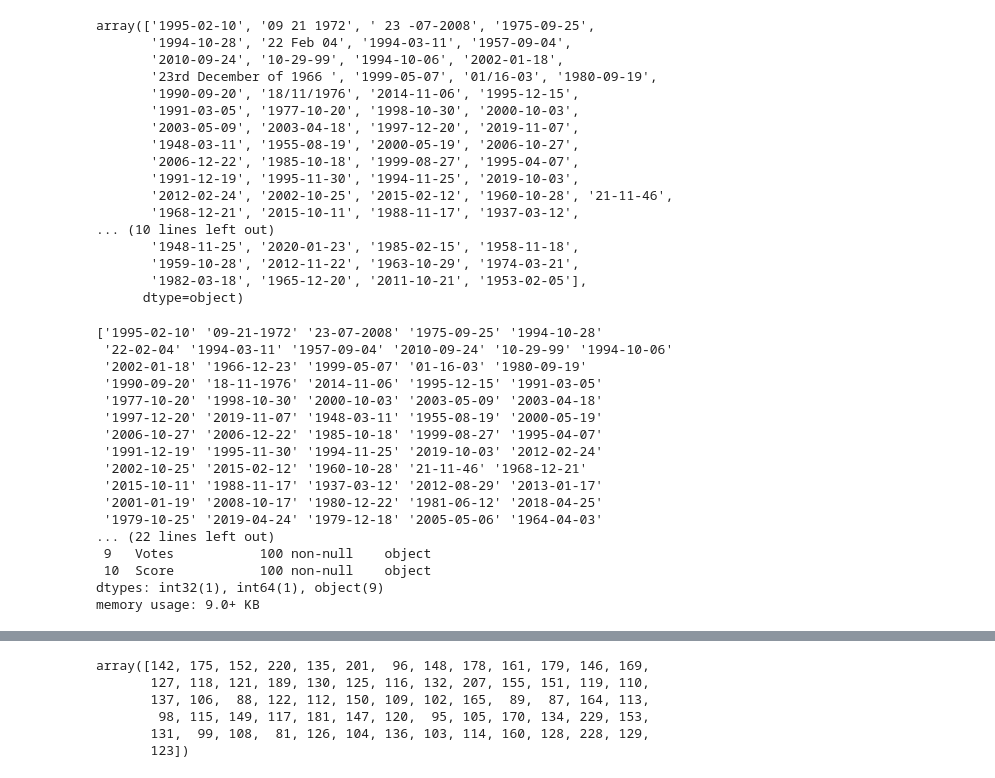
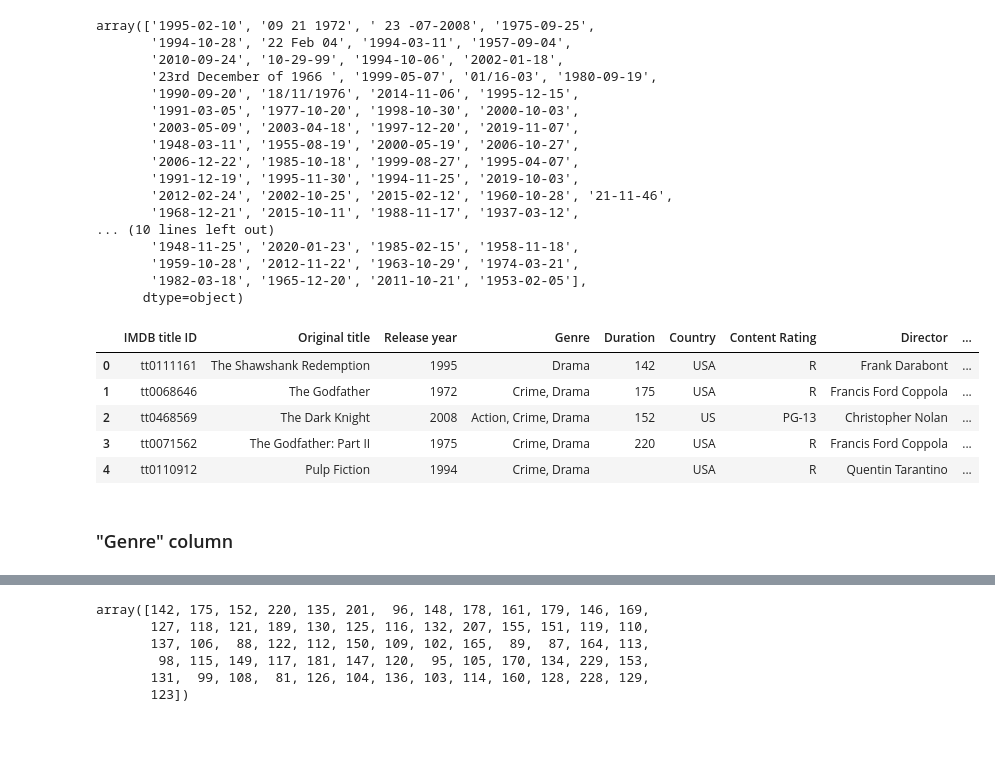
Before and after one commit to magdalena-ivanova-ds/EDA-Projects, a Jupyter notebook: food_sales/movies.ipynb, the cells around one changed output, grey strips where cells are left out. Saved outputs shown, nothing was run; the diff lists cells and outputs as text; code cells hidden in the pictures; blank space fills up the shorter version.

```diff
--- a/food_sales/movies.ipynb
+++ b/food_sales/movies.ipynb
@@ -94,39 +90,29 @@ array(['1995-02-10', '09 21 1972', ' 23 -07-2008', '1975-09-25',
        '1982-03-18', '1965-12-20', '2011-10-21', '1953-02-05'],
       dtype=object)
 # %%
-movies["Release year"] = movies["Release year"].str.strip().str.replace("/","-").str.replace(" ", "-").str.replace("--", "-").str.replace("23rd-December-of-1966", "1966-12-23").str.replace("The-6th-of-marzo,-year-1951", "1951-03-06").str.replace("Feb", "02")
-print(movies["Release year"].unique())
-def parse_mixed_dates(date_str):
+movies["Release year"] = movies["Release year"].str.strip().str.replace("/","-").str.replace(" ", "-").str.replace("--", "-").str.replace("23rd-December-of-1966", "1966-12-23").str.replace("The-6th-of-marzo,-year-1951", "1951-03-06").str.replace("Feb", "02") #clean the dates
+def parse_mixed_dates(date_str): #try different formats on the dates
     formats = ["%Y-%m-%d", "%d-%m-%Y", "%m-%d-%Y"]
 
     for fmt in formats:
         try:
             return pd.to_datetime(date_str, format=fmt)
         except ValueError:
-            continue  # If parsing fails, try the next format
+            continue
 
     return pd.NaT
 movies["Release year"] = movies["Release year"].apply(parse_mixed_dates)
-mode = movies["Release year"].mode()[0]
+mode = movies["Release year"].mode()[0]  #fill the missing values with the mode
 movies["Release year"]=movies["Release year"].fillna(mode)
 movies["Release year"].value_counts()
-movies["Release year"] = pd.to_datetime(movies["Release year"]).dt.year
-movies.info()
+movies["Release year"] = pd.to_datetime(movies["Release year"]).dt.year #extract only the year
+movies.head()
 # %% [output]
-['1995-02-10' '09-21-1972' '23-07-2008' '1975-09-25' '1994-10-28'
- '22-02-04' '1994-03-11' '1957-09-04' '2010-09-24' '10-29-99' '1994-10-06'
- '2002-01-18' '1966-12-23' '1999-05-07' '01-16-03' '1980-09-19'
- '1990-09-20' '18-11-1976' '2014-11-06' '1995-12-15' '1991-03-05'
- '1977-10-20' '1998-10-30' '2000-10-03' '2003-05-09' '2003-04-18'
- '1997-12-20' '2019-11-07' '1948-03-11' '1955-08-19' '2000-05-19'
- '2006-10-27' '2006-12-22' '1985-10-18' '1999-08-27' '1995-04-07'
- '1991-12-19' '1995-11-30' '1994-11-25' '2019-10-03' '2012-02-24'
- '2002-10-25' '2015-02-12' '1960-10-28' '21-11-46' '1968-12-21'
- '2015-10-11' '1988-11-17' '1937-03-12' '2012-08-29' '2013-01-17'
- '2001-01-19' '2008-10-17' '1980-12-22' '1981-06-12' '2018-04-25'
- '1979-10-25' '2019-04-24' '1979-12-18' '2005-05-06' '1964-04-03'
-... (22 lines left out)
- 9   Votes           100 non-null    object
- 10  Score           100 non-null    object
-dtypes: int32(1), int64(1), object(9)
-memory usage: 9.0+ KB
+|  | IMDB title ID | Original title | Release year | Genre | Duration | Country | Content Rating | Director | ... |
+| 0 | tt0111161 | The Shawshank Redemption | 1995 | Drama | 142 | USA | R | Frank Darabont | ... |
+| 1 | tt0068646 | The Godfather | 1972 | Crime, Drama | 175 | USA | R | Francis Ford Coppola | ... |
+| 2 | tt0468569 | The Dark Knight | 2008 | Action, Crime, Drama | 152 | US | PG-13 | Christopher Nolan | ... |
+| 3 | tt0071562 | The Godfather: Part II | 1975 | Crime, Drama | 220 | USA | R | Francis Ford Coppola | ... |
+| 4 | tt0110912 | Pulp Fiction | 1994 | Crime, Drama |  | USA | R | Quentin Tarantino | ... |
+# %% [markdown]
+### "Genre" column
```
Also changed, not shown: parts of 29 cells of this notebook.
